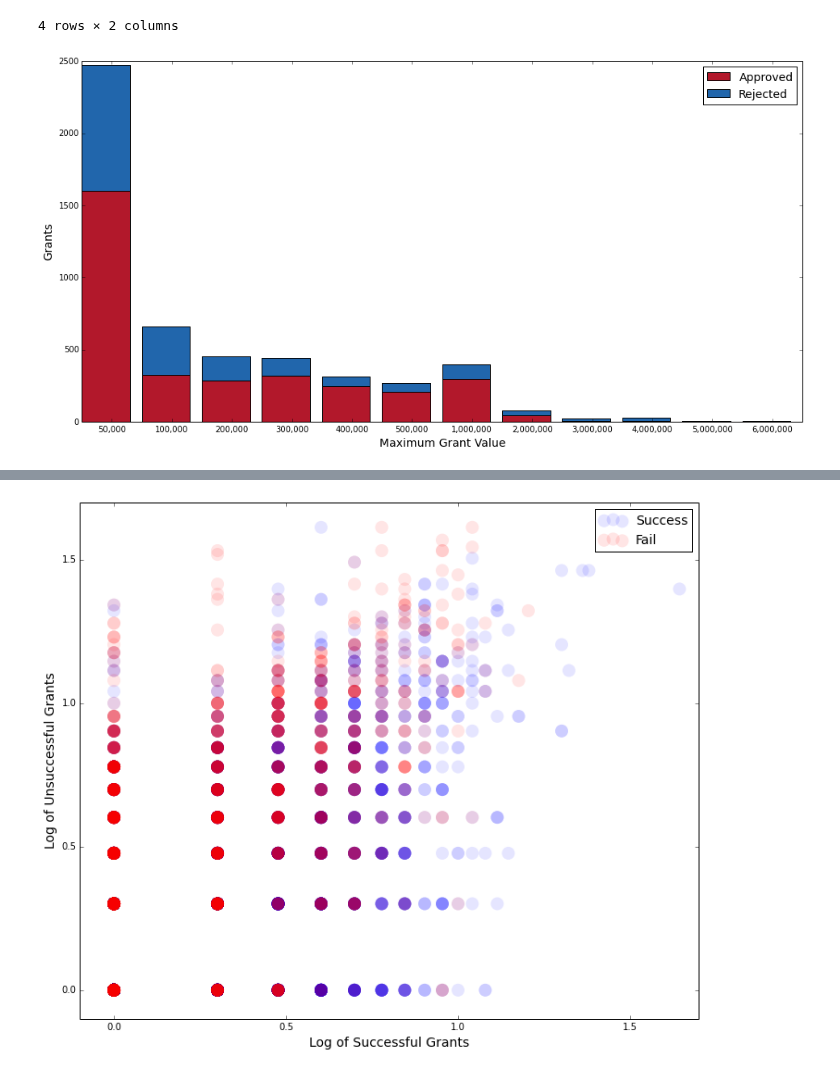
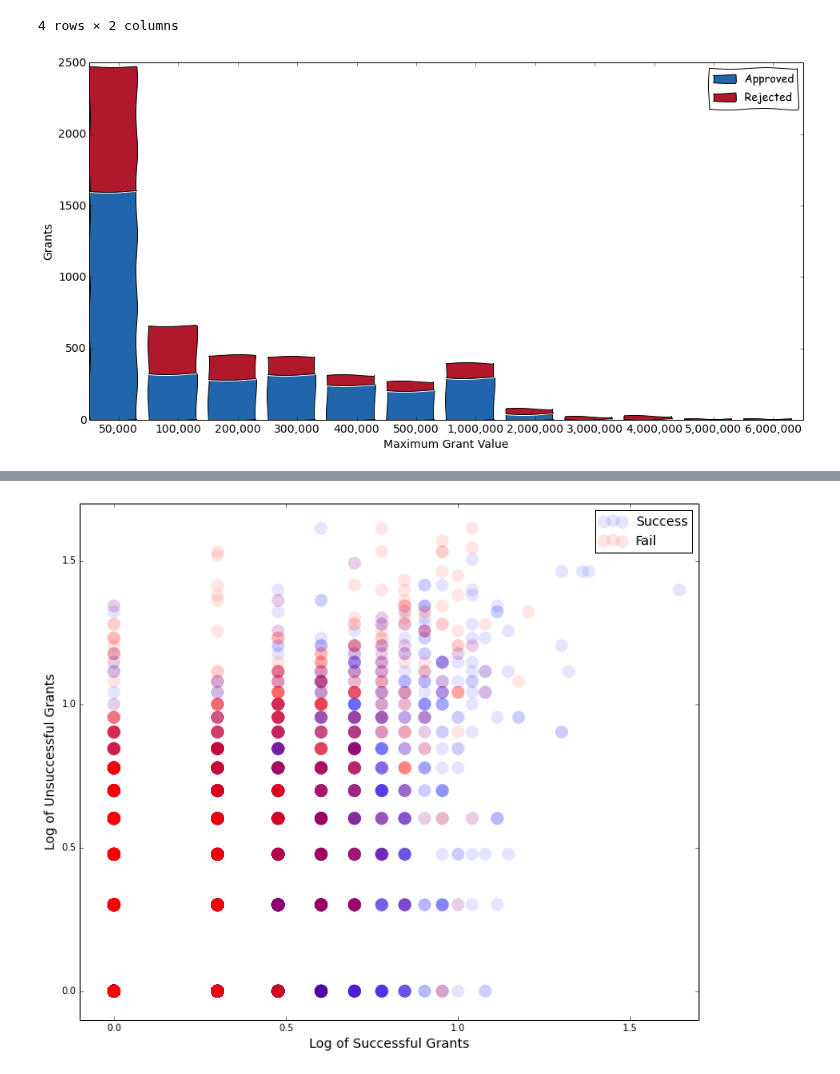
Before and after one commit to realmichaelzyy/cs249project, a Jupyter notebook: kaggle/workspace/classifier/KaggleDataset.ipynb, the cells around one changed output, grey strips where cells are left out. Drawn from its saved outputs; the diff is of its cells as text; code cells hidden in the pictures.

```diff
--- a/kaggle/workspace/classifier/KaggleDataset.ipynb
+++ b/kaggle/workspace/classifier/KaggleDataset.ipynb
@@ -912,22 +912,23 @@ plotData = pandas.concat([data.loc[:,['ContractValueBandseenoteA_withnull','Gran
 # %%
 fig = plt.figure(1, figsize=(16, 8))
 ax1 = fig.add_subplot(111)
 
-barData = plotData[plotData.ContractValueBandseenoteA_withnull.map(
-                            lambda x: x != 'Q ' and x != 'P ' and x != 'O ' and x != 'N ' and x != 'M ')]
+with plt.xkcd():
+    barData = plotData[plotData.ContractValueBandseenoteA_withnull.map(
+                                lambda x: x != 'Q ' and x != 'P ' and x != 'O ' and x != 'N ' and x != 'M ')]
 
-barData = barData.groupby('ContractValueBandseenoteA_withnull').apply(
-                    lambda x: pandas.Series({'Approved':x.GrantStatus[plotData.GrantStatus == 1].count(),
-                                             'Rejected': x.GrantStatus[plotData.GrantStatus == 0].count()}))
+    barData = barData.groupby('ContractValueBandseenoteA_withnull').apply(
+                        lambda x: pandas.Series({'Approved':x.GrantStatus[plotData.GrantStatus == 1].count(),
+                                                 'Rejected': x.GrantStatus[plotData.GrantStatus == 0].count()}))
 
-plt.bar(range(len(barData)), list(barData.Approved), color=red, label='Approved')
-plt.bar(range(len(barData)), list(barData.Rejected), bottom=list(barData.Approved), color=blue, label='Rejected')
-plt.xticks(numpy.arange(len(barData))+0.5, map(lambda x: "{:,}".format(maxValue(x)), list(barData.index)), rotation='horizontal')
-plt.ylabel("Grants", fontsize=14)
-plt.xlabel("Maximum Grant Value", fontsize=14)
-plt.legend(loc='upper right', fontsize=14)
+    plt.bar(range(len(barData)), list(barData.Approved), color=blue, label='Approved')
+    plt.bar(range(len(barData)), list(barData.Rejected), bottom=list(barData.Approved), color=red, label='Rejected')
+    plt.xticks(numpy.arange(len(barData))+0.5, map(lambda x: "{:,}".format(maxValue(x)), list(barData.index)), rotation='horizontal')
+    plt.ylabel("Grants", fontsize=14)
+    plt.xlabel("Maximum Grant Value", fontsize=14)
+    plt.legend(loc='upper right', fontsize=14)
 
-plt.show()
+    plt.show()
 # %% [output]
-[figure, old version]
+[figure, new version]
 # %%
```
Also changed, not shown: parts of 4 cells of this notebook.
